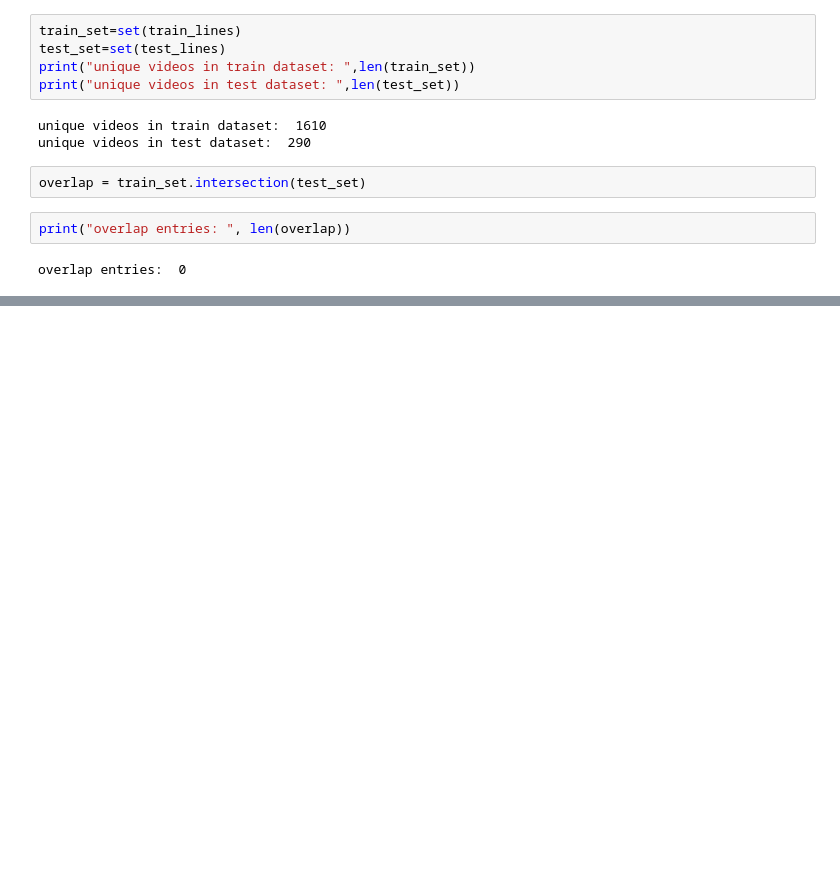
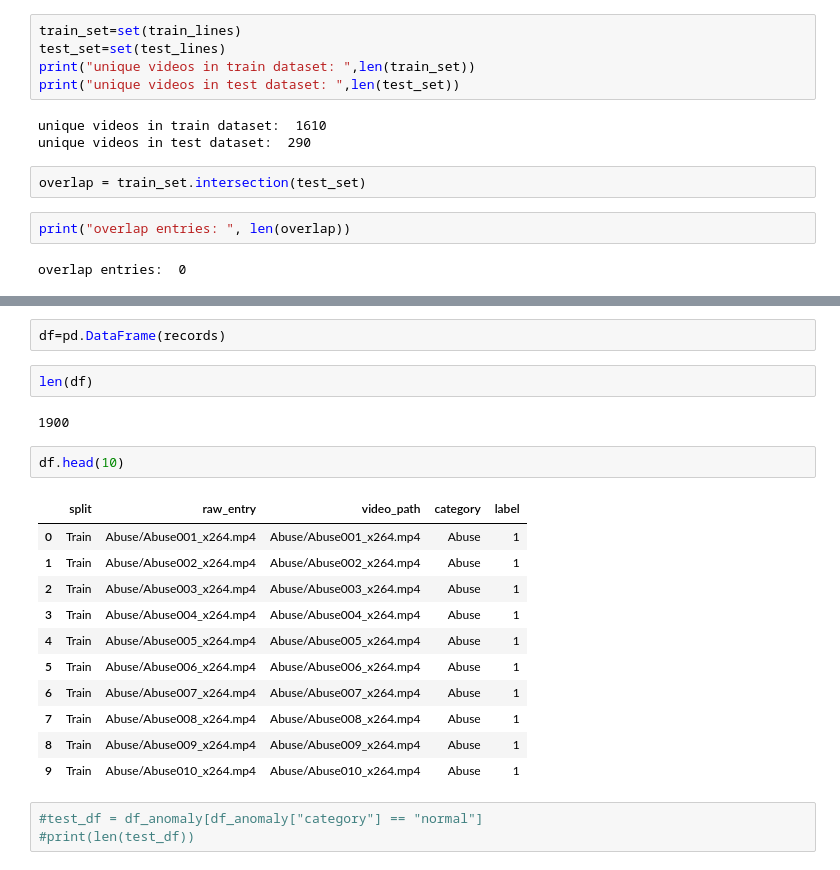
Before and after one commit to asirabm/cctv-video-anomaly-detection, a Jupyter notebook: 01_data_exploration.ipynb, the cells around one changed output, grey strips where cells are left out. Saved outputs shown, nothing was run; the diff lists cells and outputs as text; blank space fills up the shorter version.

```diff
--- a/01_data_exploration.ipynb
+++ b/01_data_exploration.ipynb
@@ -128,0 +187,23 @@ overlap entries:  0
+# %%
+df=pd.DataFrame(records)
+# %%
+len(df)
+# %% [output]
+1900
+# %%
+df.head(10)
+# %% [output]
+|  | split | raw_entry | video_path | category | label |
+| 0 | Train | Abuse/Abuse001_x264.mp4 | Abuse/Abuse001_x264.mp4 | Abuse | 1 |
+| 1 | Train | Abuse/Abuse002_x264.mp4 | Abuse/Abuse002_x264.mp4 | Abuse | 1 |
+| 2 | Train | Abuse/Abuse003_x264.mp4 | Abuse/Abuse003_x264.mp4 | Abuse | 1 |
+| 3 | Train | Abuse/Abuse004_x264.mp4 | Abuse/Abuse004_x264.mp4 | Abuse | 1 |
+| 4 | Train | Abuse/Abuse005_x264.mp4 | Abuse/Abuse005_x264.mp4 | Abuse | 1 |
+| 5 | Train | Abuse/Abuse006_x264.mp4 | Abuse/Abuse006_x264.mp4 | Abuse | 1 |
+| 6 | Train | Abuse/Abuse007_x264.mp4 | Abuse/Abuse007_x264.mp4 | Abuse | 1 |
+| 7 | Train | Abuse/Abuse008_x264.mp4 | Abuse/Abuse008_x264.mp4 | Abuse | 1 |
+| 8 | Train | Abuse/Abuse009_x264.mp4 | Abuse/Abuse009_x264.mp4 | Abuse | 1 |
+| 9 | Train | Abuse/Abuse010_x264.mp4 | Abuse/Abuse010_x264.mp4 | Abuse | 1 |
+# %%
+#test_df = df_anomaly[df_anomaly["category"] == "normal"]
+#print(len(test_df))
```
Also changed, not shown: parts of 15 cells of this notebook.
